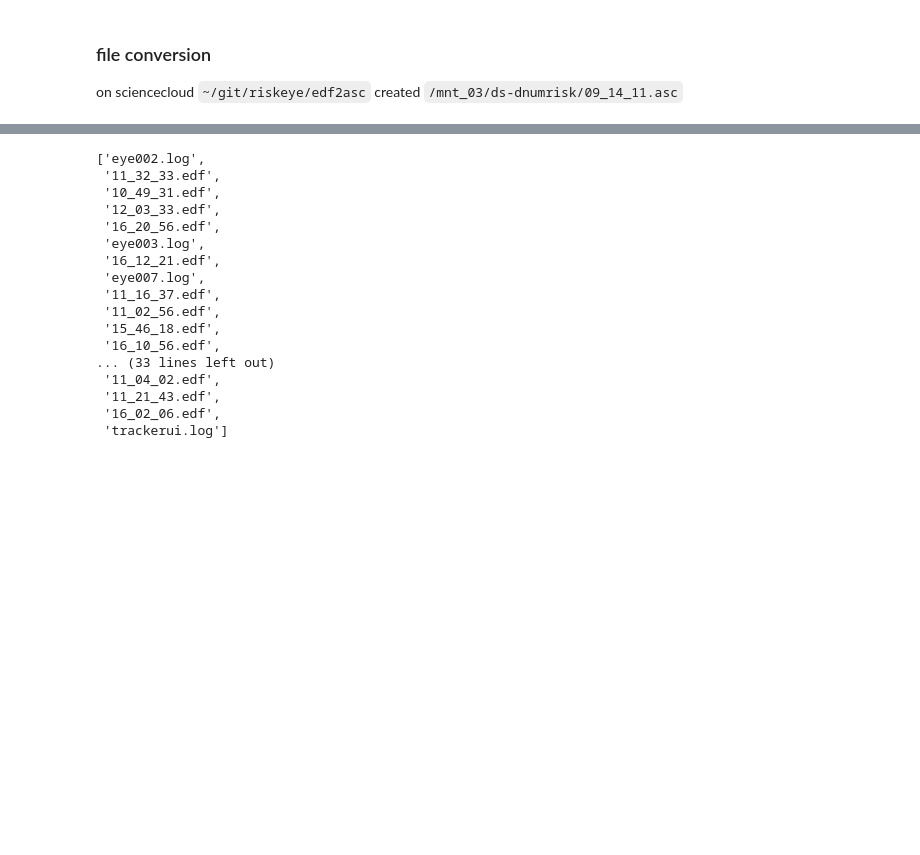
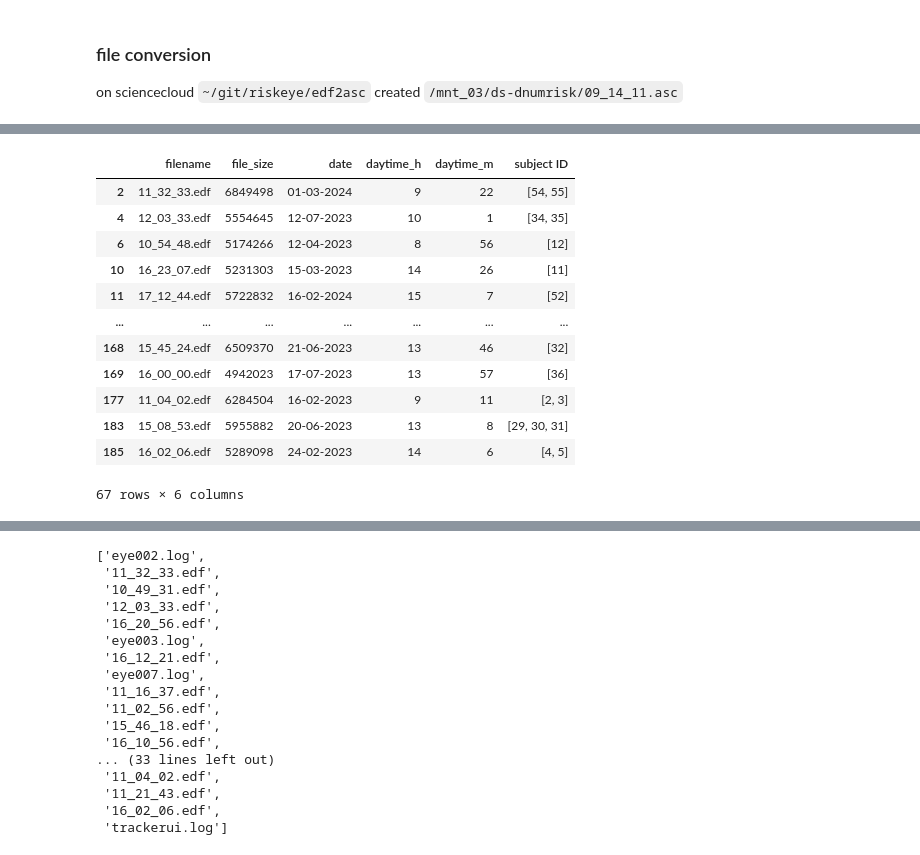
Before and after one commit to mrenke/numrisk, a Jupyter notebook: numrisk/behavior_risk/eyetracking_01.ipynb, the cells around one changed output, grey strips where cells are left out. Drawn from its saved outputs; the diff is of its cells as text; code cells hidden in the pictures; blank space fills up the shorter version.

```diff
--- a/numrisk/behavior_risk/eyetracking_01.ipynb
+++ b/numrisk/behavior_risk/eyetracking_01.ipynb
@@ -47,0 +70,40 @@ df['subject ID'] = df['subject ID'].astype(int)
+# %%
+# --> lets make an overview table of all the files in the directory
+
+df_sum = pd.DataFrame(columns=['filename','file_size','date','daytime_h','daytime_m','subject ID'])
+for fn in fns:
+    full_fn = os.path.join(pati_eye,fn)
+
+    file_size = os.path.getsize(full_fn)
+    mod_time = os.path.getmtime(full_fn)
+    mod_time = datetime.fromtimestamp(mod_time)
+    matching_row = df[df['date'].apply(lambda x: (x.year == mod_time.year) and (x.month == mod_time.month) and (x.day == mod_time.day))]
+
+    daytime_h = mod_time.hour
+    daytime_m = mod_time.minute
+    subject_ID = matching_row['subject ID'].values if not matching_row.empty else None
+
+    new_row = pd.DataFrame([{'filename': fn, 'file_size': file_size, 'date': mod_time.strftime('%d-%m-%Y'), 'daytime_h': daytime_h, 'daytime_m': daytime_m, 'subject ID': subject_ID}])
+    df_sum = pd.concat([df_sum, new_row], ignore_index=True)
+    #df_sum = df_sum.append({'filename':fn, 'file_size':file_size, 'mod_time':mod_time, 'daytime_h':daytime_h, 'daytime_m':daytime_m, 'subject ID':subject_ID}, ignore_index=True)
+# %%
+# filter the table for files with sufficient size
+size_thresh = 4 * 1000000 # 1 MB
+df_sum_fil = df_sum[df_sum['file_size']> size_thresh]  # only files larger than 4 MB
+# df_sum_fil.sort_values(by='date', ascending=False).to_csv(op.join(bids_folder, 'sourcedata','overview_table_eyetrackingData.csv'), index=False)
+df_sum_fil_fil = df_sum_fil[~df_sum_fil['filename'].str.match(r'^[A-Za-z]')] # remove weird files (all beli=ong to two subjects..., see overview_table_eyetrackingData)
+df_sum_fil_fil # 67 subs! one too much but otherwise looks good... apart from the different formats...
+# %% [output]
+|  | filename | file_size | date | daytime_h | daytime_m | subject ID |
+| 2 | 11_32_33.edf | 6849498 | 01-03-2024 | 9 | 22 | [54, 55] |
+| 4 | 12_03_33.edf | 5554645 | 12-07-2023 | 10 | 1 | [34, 35] |
+| 6 | 10_54_48.edf | 5174266 | 12-04-2023 | 8 | 56 | [12] |
+| 10 | 16_23_07.edf | 5231303 | 15-03-2023 | 14 | 26 | [11] |
+| 11 | 17_12_44.edf | 5722832 | 16-02-2024 | 15 | 7 | [52] |
+| ... | ... | ... | ... | ... | ... | ... |
+| 168 | 15_45_24.edf | 6509370 | 21-06-2023 | 13 | 46 | [32] |
+| 169 | 16_00_00.edf | 4942023 | 17-07-2023 | 13 | 57 | [36] |
+| 177 | 11_04_02.edf | 6284504 | 16-02-2023 | 9 | 11 | [2, 3] |
+| 183 | 15_08_53.edf | 5955882 | 20-06-2023 | 13 | 8 | [29, 30, 31] |
+| 185 | 16_02_06.edf | 5289098 | 24-02-2023 | 14 | 6 | [4, 5] |
+67 rows × 6 columns
```
Also changed, not shown: parts of 15 cells of this notebook.
